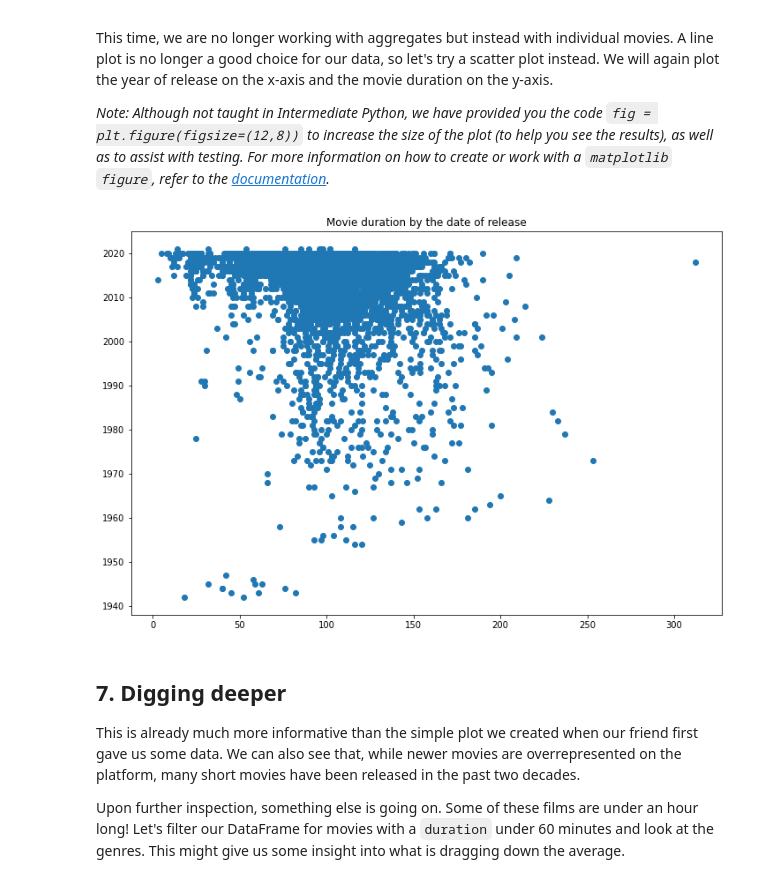
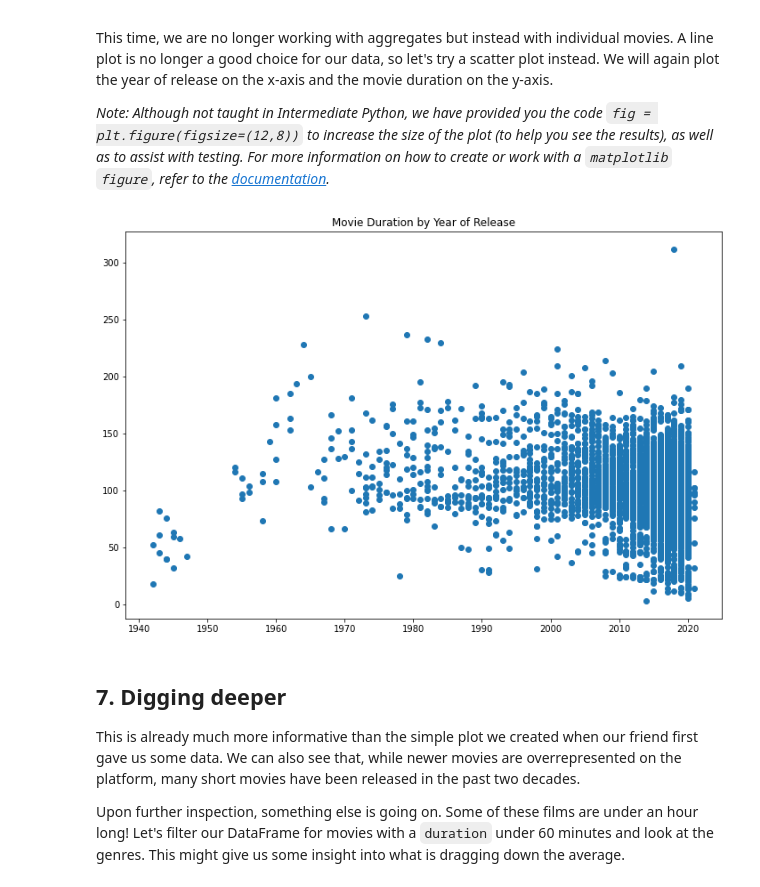
Before and after one commit to Imonuil12/Data-Science-Projects, a Jupyter notebook: Investigating Netflix Movies and Guest Stars in The Office/notebook.ipynb, the cells around one changed output. Saved outputs shown, nothing was run; the diff lists cells and outputs as text; code cells hidden in the pictures.

```diff
--- a/Investigating Netflix Movies and Guest Stars in The Office/notebook.ipynb
+++ b/Investigating Netflix Movies and Guest Stars in The Office/notebook.ipynb
@@ -128,18 +112,18 @@ print(netflix_movies_col_subset[0:5])
 # %%
 # Create a figure and increase the figure size
 fig = plt.figure(figsize=(12,8))
 
 # Create a scatter plot of duration versus year
 import matplotlib.pyplot as plt
-plt.scatter(netflix_movies_col_subset["duration"], netflix_movies_col_subset["release_year"])
+plt.scatter(netflix_movies_col_subset["release_year"], netflix_movies_col_subset["duration"])
 
 # Create a title
-plt.title("Movie duration by the date of release")
+plt.title("Movie Duration by Year of Release")
 
 # Show the plot
 plt.show()
 # %% [output]
-[figure, old version]
+[figure, new version]
 # %% [markdown]
 ## 7. Digging deeper
 <p>This is already much more informative than the simple plot we created when our friend first gave us some data. We can also see that, while newer movies are overrepresented on the platform, many short movies have been released in the past two decades.</p>
```
Also changed, not shown: parts of 9 cells of this notebook.
